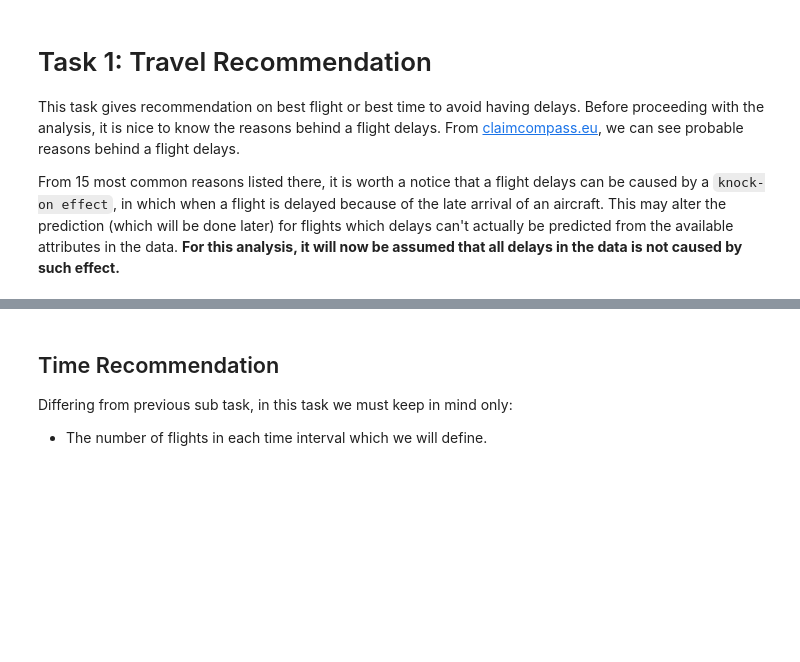
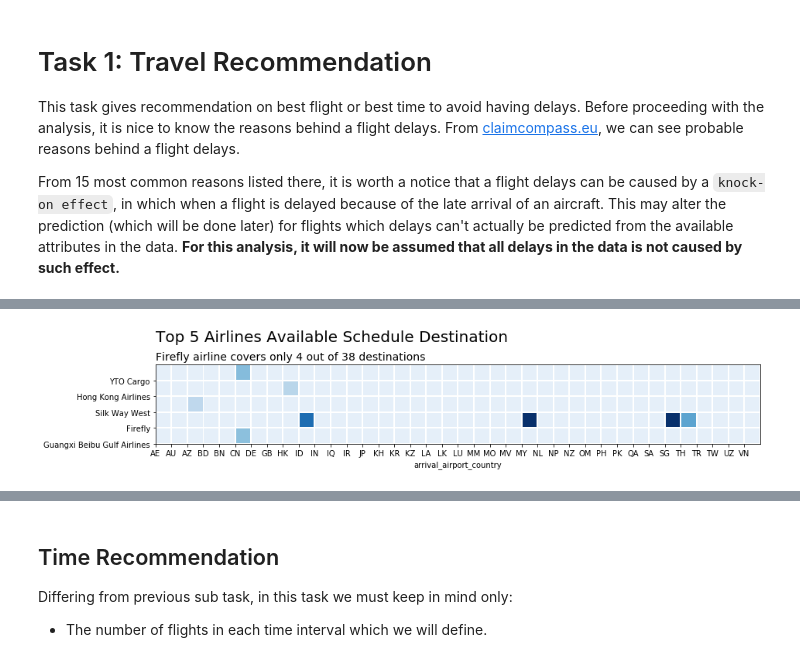
Before and after one commit to gunawanlg/iykra, a Jupyter notebook: Practice Case 04 - Foundation of Machine Learning.ipynb, the cells around one changed output, grey strips where cells are left out. Drawn from its saved outputs; the diff is of its cells as text; code cells hidden in the pictures; blank space fills up the shorter version.

```diff
--- a/Practice Case 04 - Foundation of Machine Learning.ipynb
+++ b/Practice Case 04 - Foundation of Machine Learning.ipynb
@@ -292,0 +319,28 @@ Rank the best airline based on its probability of a delay. Some notes to be keep
+# %%
+data['hours'] = data['scheduled_arrival_time'].dt.hour
+# %%
+import pylab as pl
+
+def waffle_chart(data, x, y, suptitle='', title='', figsize=(14, 2.8)):
+    g = data.groupby([y, x], as_index=False).size().reset_index(name='count')
+    df2 = g.pivot(columns=x, index=y, values="count")
+    df2.fillna(0, inplace=True)
+    df2 = df2.reindex(delays_mean.index)[:5]
+
+    Weekday, Week = np.mgrid[:df2.shape[0]+1, :df2.shape[1]+1]
+    fig, ax = pl.subplots(figsize=figsize)
+    ax.set_aspect("equal")
+    ax.set_yticks(list(range(df2.shape[0])))
+    ax.set_yticklabels(list(df2.index))
+    ax.set_xticks(list(range(g[x].nunique())))
+    ax.set_xticklabels(list(df2.columns))
+    ax.set_xlabel(x)
+    pl.pcolormesh(Week, Weekday, df2.values, cmap="Blues", edgecolor="w", vmin=-10, vmax=100)
+    pl.xlim(0, df2.shape[1])
+    plt.suptitle(suptitle,fontsize=20, ha='left', x=0.125)
+    plt.title(title,fontsize=14, loc='left')
+    plt.show()
+# %%
+waffle_chart(data, 'arrival_airport_country', 'airline_name', suptitle='Top 5 Airlines Available Schedule Destination', title='Firefly airline covers only 4 out of 38 destinations')
+# %% [output]
+[figure, added]
```
Also changed, not shown: parts of 10 cells of this notebook, 1 other file.
